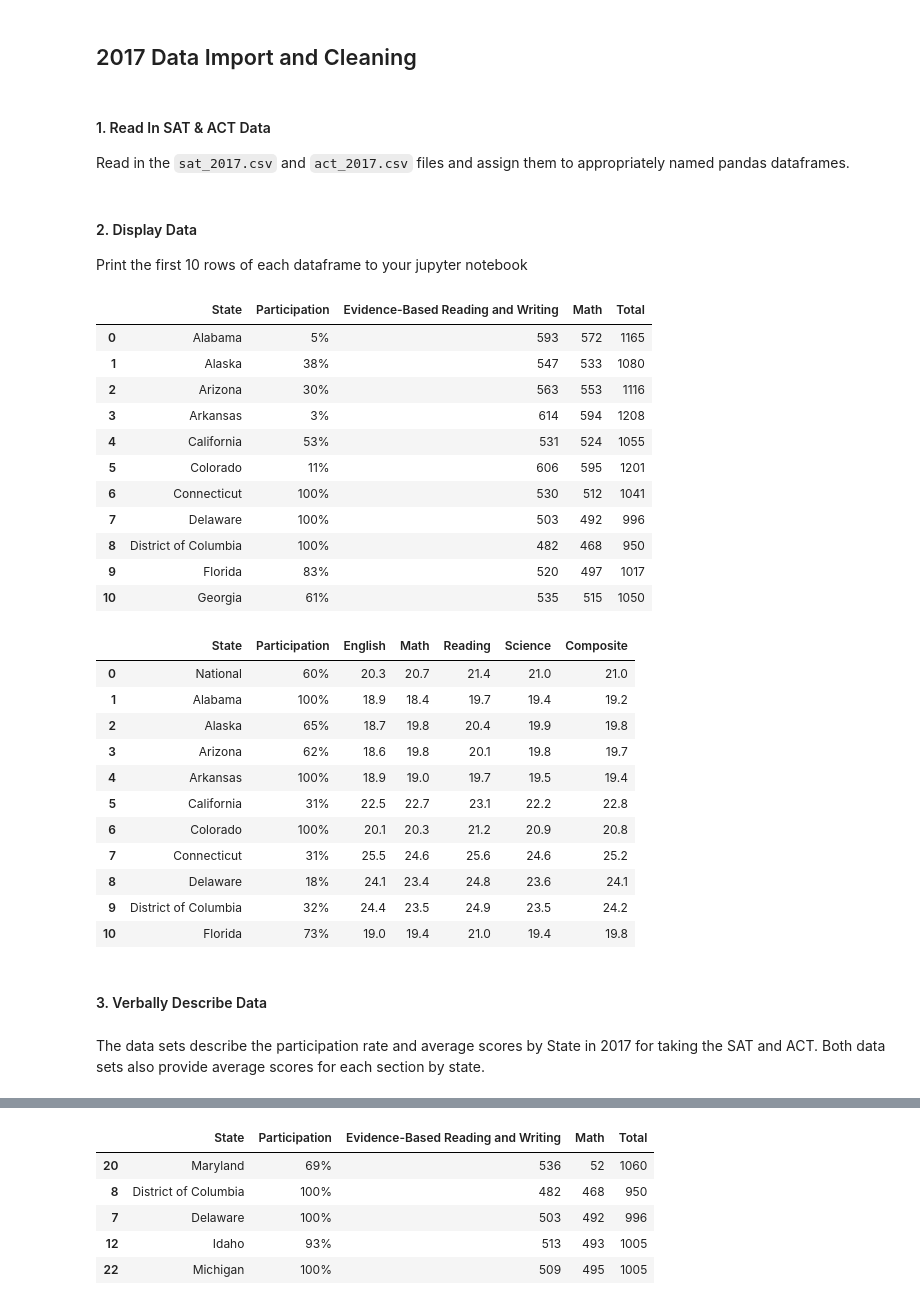
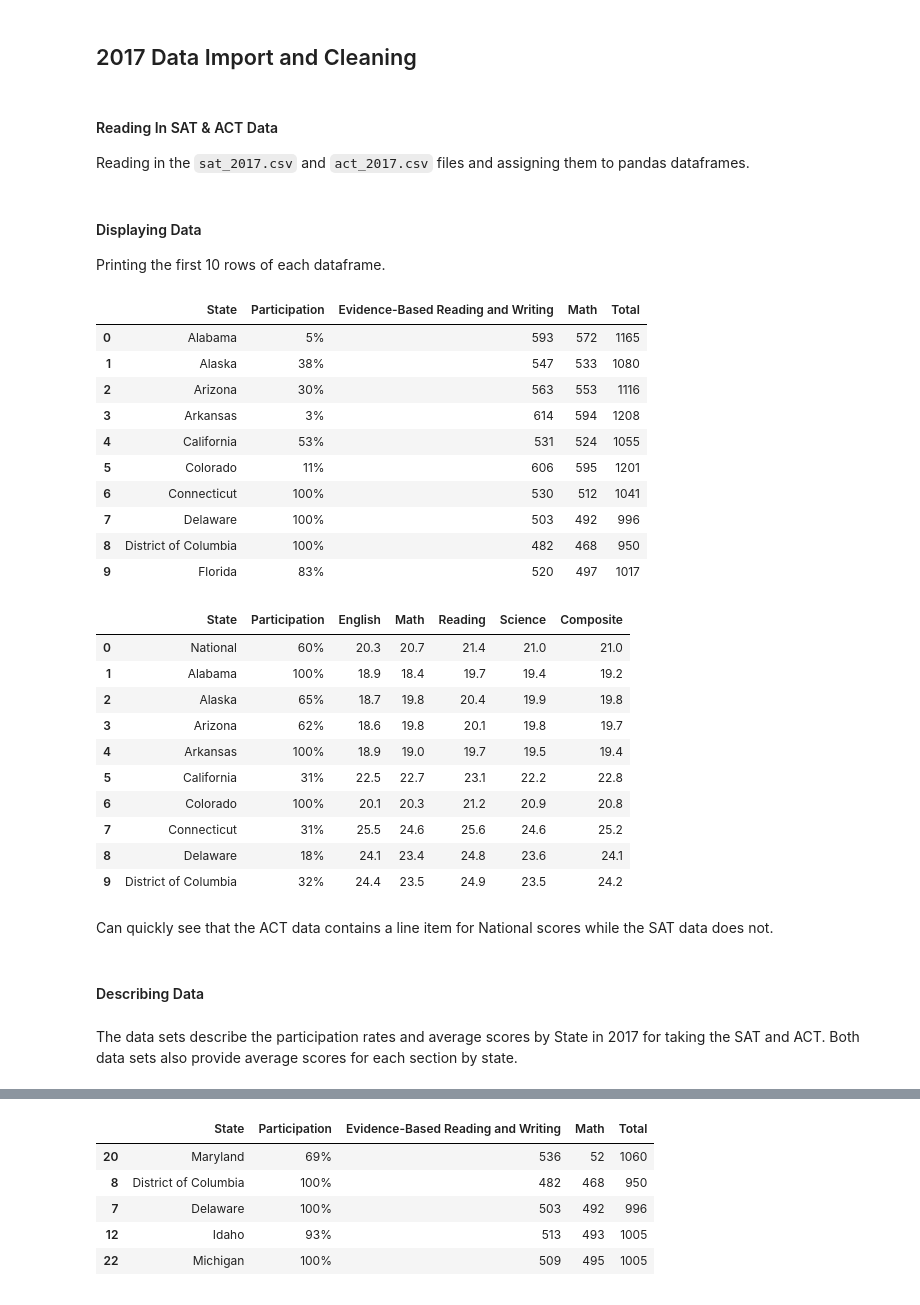
Before and after one commit to lwinter819/Project-1---Participation-Rates, a Jupyter notebook: code/Project 1- Final code.ipynb, the cells around one changed output, grey strips where cells are left out. Cells and saved outputs as stored; diff of their text form; code cells hidden in the pictures.

```diff
--- a/code/Project 1- Final code.ipynb
+++ b/code/Project 1- Final code.ipynb
@@ -42,20 +41,20 @@ from scipy import stats
 # %% [markdown]
 ## 2017 Data Import and Cleaning
 # %% [markdown]
-#### 1. Read In SAT & ACT  Data
+#### Reading In SAT & ACT  Data
 
-Read in the `sat_2017.csv` and `act_2017.csv` files and assign them to appropriately named pandas dataframes.
+Reading in the `sat_2017.csv` and `act_2017.csv` files and assigning them to pandas dataframes.
 # %%
 #Code:
 sat_2017 = pd.read_csv('../data/sat_2017.csv')
 act_2017 = pd.read_csv('../data/act_2017.csv')
 # %% [markdown]
-#### 2. Display Data
+#### Displaying Data
 
-Print the first 10 rows of each dataframe to your jupyter notebook
+Printing the first 10 rows of each dataframe.
 # %%
 #Code:
-sat_2017.head(11)
+sat_2017.head(10)
 # %% [output]
 |  | State | Participation | Evidence-Based Reading and Writing | Math | Total |
 | 0 | Alabama | 5% | 593 | 572 | 1165 |
@@ -68,23 +67,23 @@ sat_2017.head(11)
 | 7 | Delaware | 100% | 503 | 492 | 996 |
 | 8 | District of Columbia | 100% | 482 | 468 | 950 |
 | 9 | Florida | 83% | 520 | 497 | 1017 |
-| 10 | Georgia | 61% | 535 | 515 | 1050 |
 # %%
-act_2017.head(11)
+act_2017.head(10)
 # %% [output]
 |  | State | Participation | English | Math | Reading | Science | Composite |
 | 0 | National | 60% | 20.3 | 20.7 | 21.4 | 21.0 | 21.0 |
 | 1 | Alabama | 100% | 18.9 | 18.4 | 19.7 | 19.4 | 19.2 |
 | 2 | Alaska | 65% | 18.7 | 19.8 | 20.4 | 19.9 | 19.8 |
 | 3 | Arizona | 62% | 18.6 | 19.8 | 20.1 | 19.8 | 19.7 |
 | 4 | Arkansas | 100% | 18.9 | 19.0 | 19.7 | 19.5 | 19.4 |
 | 5 | California | 31% | 22.5 | 22.7 | 23.1 | 22.2 | 22.8 |
 | 6 | Colorado | 100% | 20.1 | 20.3 | 21.2 | 20.9 | 20.8 |
 | 7 | Connecticut | 31% | 25.5 | 24.6 | 25.6 | 24.6 | 25.2 |
 | 8 | Delaware | 18% | 24.1 | 23.4 | 24.8 | 23.6 | 24.1 |
 | 9 | District of Columbia | 32% | 24.4 | 23.5 | 24.9 | 23.5 | 24.2 |
-| 10 | Florida | 73% | 19.0 | 19.4 | 21.0 | 19.4 | 19.8 |
+# %% [markdown]
+Can quickly see that the ACT data contains a line item for National scores while the SAT data does not.
 # %% [markdown]
-#### 3. Verbally Describe Data
+#### Describing Data
 # %% [markdown]
-The data sets describe the participation rate and average scores by State in 2017 for taking the SAT and ACT. Both data sets also provide average scores for each section by state.
+The data sets describe the participation rates and average scores by State in 2017 for taking the SAT and ACT. Both data sets also provide average scores for each section by state.
```
Also changed, not shown: parts of 38 cells of this notebook.
